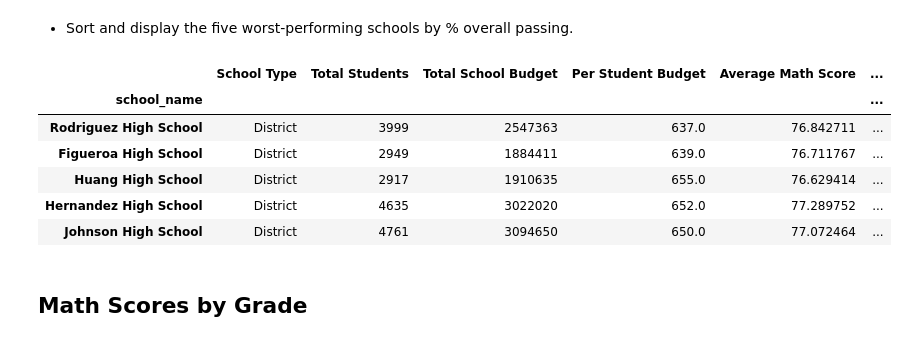
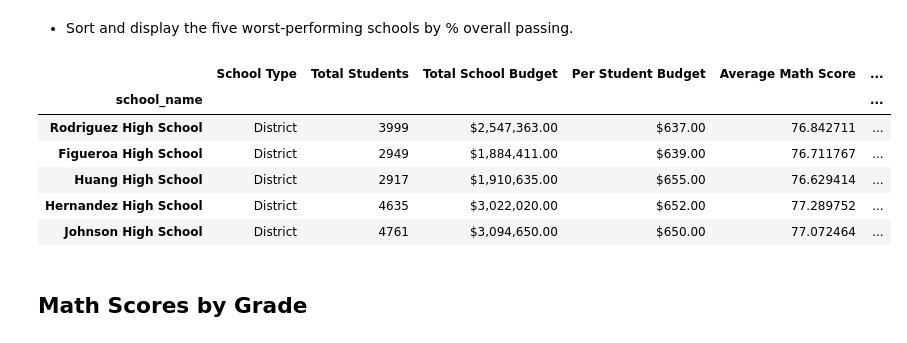
Before and after one commit to lalesafarzade/pandas-challenge-, a Jupyter notebook: PyCitySchools/PyCitySchools_starter.ipynb, the cells around one changed output. Drawn from its saved outputs; the diff is of its cells as text; code cells hidden in the pictures.

```diff
--- a/PyCitySchools/PyCitySchools_starter.ipynb
+++ b/PyCitySchools/PyCitySchools_starter.ipynb
@@ -73,18 +74,20 @@ df
 
 * Create a dataframe to hold the above results
 # %%
+#making a dataframe from school_data using groupby()
 school_summary_sc=school_data.groupby ('school_name').sum().drop(['School ID'],axis=1).rename(columns={"budget": "Total School Budget", "size": "Total Students"})
-
+#making new columns
 school_summary_sc['School Type']=[school_data_complete[school_data_complete['school_name']==i]['type'].iloc[0] for i in school_summary_sc.index]
 school_summary_sc['Per Student Budget']= school_summary_sc['Total School Budget']/school_summary_sc['Total Students']
+#reorganizing the columns
 school_summary_sc=school_summary_sc.reindex(columns=['School Type','Total Students','Total School Budget','Per Student Budget'])
 
+#making a dataframe from student_data using groupby()
 school_summary_st= student_data.groupby('school_name').mean().drop(['Student ID'],axis=1).rename(columns={"reading_score": "Average Reading Score",
                                         "math_score": "Average Math Score"})
-
+#making new columns
 school_summary_st['% Passing Math']=[len(student_data[(student_data['school_name']==i) & (student_data['math_score']>=70)])/school_summary_sc.loc[i,'Total Students'] \
                                         *100 for i in school_summary_st.index]
-
 
 school_summary_st['% Passing Reading']=[len(student_data[(student_data['school_name']==i) & (student_data['reading_score']>=70)])/school_summary_sc.loc[i,
                                        'Total Students']*100 for i in school_summary_st.index]
@@ -92,13 +95,16 @@ school_summary_st['% Passing Reading']=[len(student_data[(student_data['school_n
 school_summary_st['% Overall Passing']=[len(student_data[(student_data['school_name']==i) & (student_data['reading_score']>=70)&(student_data['math_score']>=70)])/\
                                         school_summary_sc.loc[i,'Total Students']*100 for i in school_summary_st.index]
 
-
-
+#reorganizing the columns
 school_summary_st=school_summary_st.reindex(columns=['Average Math Score','Average Reading Score',  '% Passing Math','% Passing Reading', '% Overall Passing'])
 
+#merging dataframes
+school_summary= pd.merge(school_summary_sc, school_summary_st, left_index=True,right_index=True)
 
-school_summary= pd.merge(school_summary_sc, school_summary_st, left_index=True,right_index=True)
-school_summary
+school_summary_display=school_summary.copy()
+school_summary_display['Total School Budget']=["${:,}.00".format(i) for i in school_summary_display['Total School Budget']]
+school_summary_display['Per Student Budget']=["${:.2f}".format(i) for i in school_summary_display['Per Student Budget']]
+school_summary_display
 # %% [output]
 |  | School Type | Total Students | Total School Budget | Per Student Budget | Average Math Score | ... |
 | school_name |  |  |  |  |  | ... |
@@ -137,16 +143,16 @@ Top_Performing_Schools
 # %% [markdown]
 * Sort and display the five worst-performing schools by % overall passing.
 # %%
-Top_Performing_Schools=school_summary.sort_values("% Overall Passing").head()
-Top_Performing_Schools
+Btt_Performing_School = school_summary_display.sort_values("% Overall Passing",ascending=True).head()
+Btt_Performing_School
 # %% [output]
 |  | School Type | Total Students | Total School Budget | Per Student Budget | Average Math Score | ... |
 | school_name |  |  |  |  |  | ... |
-| Rodriguez High School | District | 3999 | 2547363 | 637.0 | 76.842711 | ... |
-| Figueroa High School | District | 2949 | 1884411 | 639.0 | 76.711767 | ... |
-| Huang High School | District | 2917 | 1910635 | 655.0 | 76.629414 | ... |
-| Hernandez High School | District | 4635 | 3022020 | 652.0 | 77.289752 | ... |
-| Johnson High School | District | 4761 | 3094650 | 650.0 | 77.072464 | ... |
+| Rodriguez High School | District | 3999 | $2,547,363.00 | $637.00 | 76.842711 | ... |
+| Figueroa High School | District | 2949 | $1,884,411.00 | $639.00 | 76.711767 | ... |
+| Huang High School | District | 2917 | $1,910,635.00 | $655.00 | 76.629414 | ... |
+| Hernandez High School | District | 4635 | $3,022,020.00 | $652.00 | 77.289752 | ... |
+| Johnson High School | District | 4761 | $3,094,650.00 | $650.00 | 77.072464 | ... |
 # %% [markdown]
 ## Math Scores by Grade
 # %% [markdown]
```
Also changed, not shown: parts of 8 cells of this notebook.
